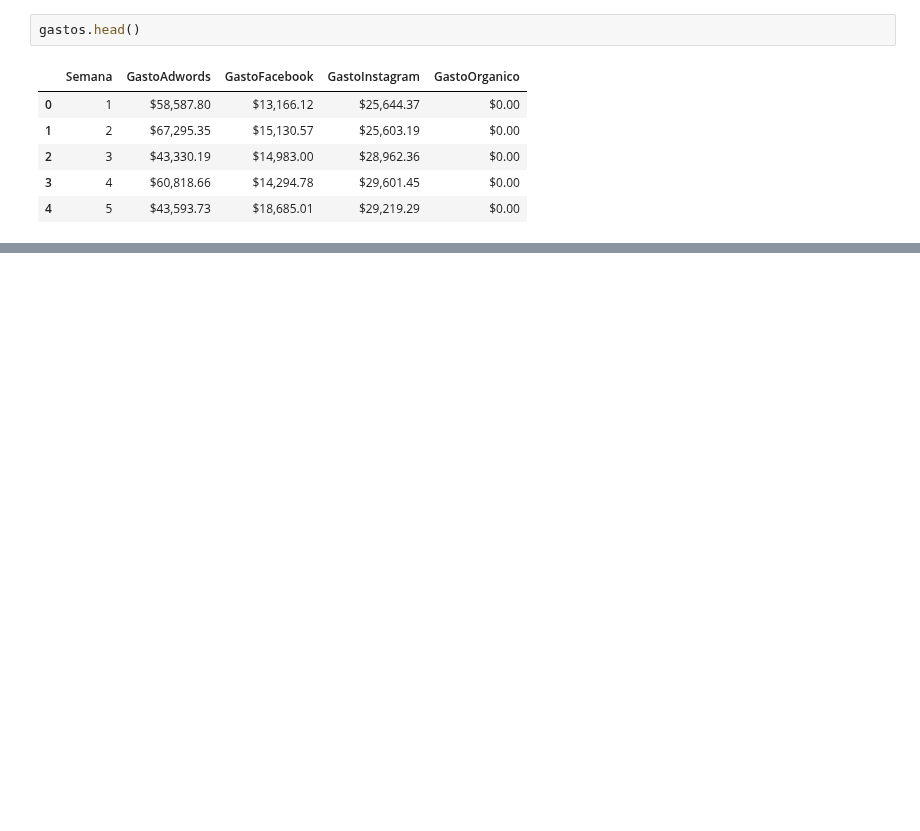
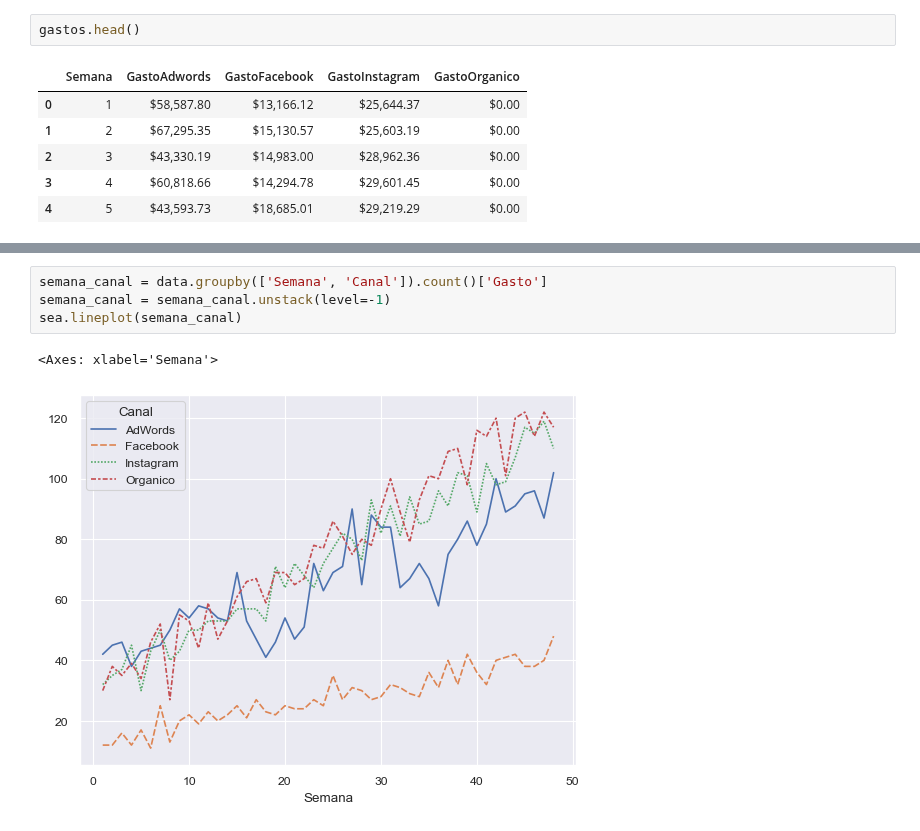
Before and after one commit to esolanoo/ProyectoTerminal_Ejercicios, a Jupyter notebook: Caso1/analysis.ipynb, the cells around one changed output, grey strips where cells are left out. Saved outputs shown, nothing was run; the diff lists cells and outputs as text; blank space fills up the shorter version.

```diff
--- a/Caso1/analysis.ipynb
+++ b/Caso1/analysis.ipynb
@@ -61,0 +153,7 @@ gastos.head()
+# %%
+semana_canal = data.groupby(['Semana', 'Canal']).count()['Gasto']
+semana_canal = semana_canal.unstack(level=-1)
+sea.lineplot(semana_canal)
+# %% [output]
+<Axes: xlabel='Semana'>
+[figure, added]
```
Also changed, not shown: parts of 15 cells of this notebook.
